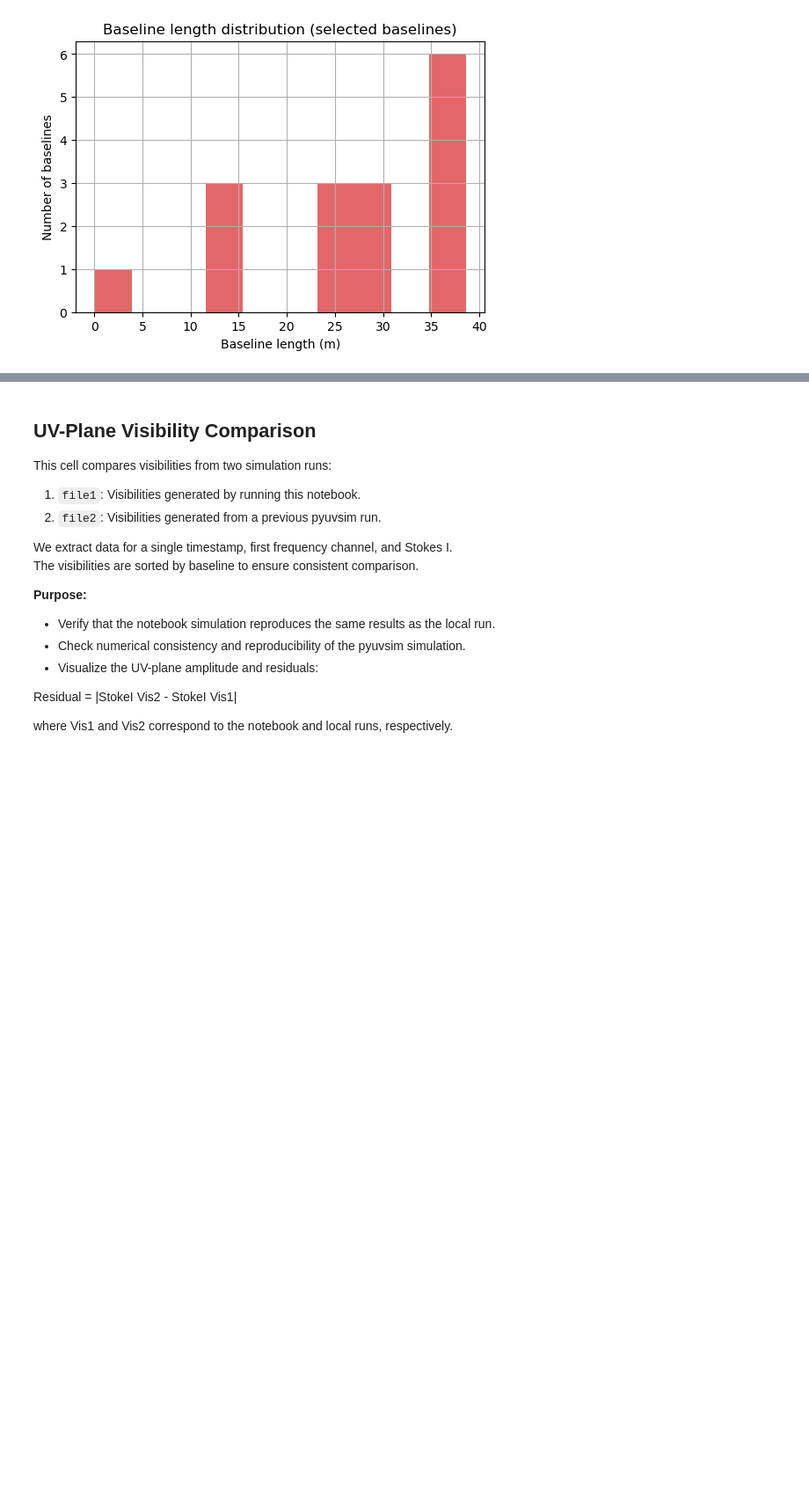
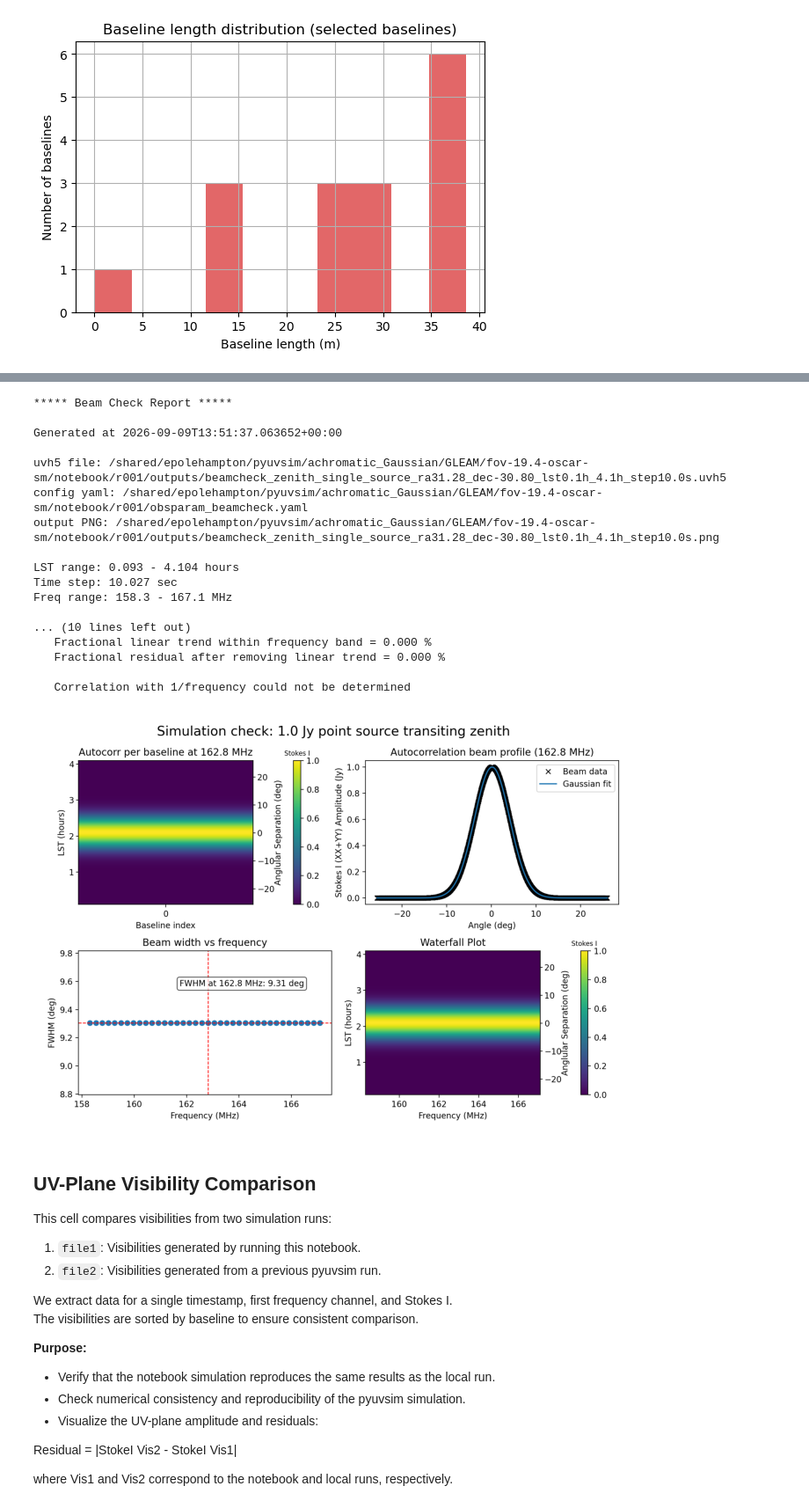
Before and after one commit to uksrc/ValSKA-HERA-beam-FWHM, a Jupyter notebook: notebooks/05_pyuvsim_intro.ipynb, the cells around one changed output, grey strips where cells are left out. Shown at 88% size. Saved outputs shown, nothing was run; the diff lists cells and outputs as text; code cells hidden in the pictures; blank space fills up the shorter version.

```diff
--- a/notebooks/05_pyuvsim_intro.ipynb
+++ b/notebooks/05_pyuvsim_intro.ipynb
@@ -84,7 +86,7 @@ This file contains:
 - Sky model and catalog specifications
 - Beam model parameters
 # %%
-if not os.path.exists(OBSPARAM_YAML):
+if not OBSPARAM_YAML.exists():
     print(f"WARNING: obsparam YAML not found at {OBSPARAM_YAML}.")
 else:
     obsparam = read_yaml(OBSPARAM_YAML)
@@ -480,3 +578,46 @@ python3: can't open file '/Users/edward.polehampton/ValSKA-HERA-beam-FWHM/notebo
+# %%
+# Get beamcheck filenames
+BEAMCHECK_YAML = run_dir / "obsparam_beamcheck.yaml"
+
+if not BEAMCHECK_YAML.exists():
+    print(f"WARNING: beamcheck YAML not found at {BEAMCHECK_YAML}.")
+else:
+    beamcheck_param = read_yaml(BEAMCHECK_YAML)
+
+    filing = beamcheck_param["filing"]
+    stem = filing["outfile_name"]
+    beamcheck_dir = run_dir / filing["outdir"]
+
+    beamcheck_sim = beamcheck_dir / (stem + "." + filing["output_format"])
+    beamcheck_log = beamcheck_dir / (stem + ".log")
+    beamcheck_plot = beamcheck_dir / (stem + ".png")
+
+    print(beamcheck_log.read_text())
+
+    img = mpimg.imread(beamcheck_plot)
+
+    plt.figure(figsize=(10, 6))
+    plt.imshow(img)
+    plt.axis("off")
+# %% [output]
+***** Beam Check Report *****
+
+Generated at 2026-09-09T13:51:37.063652+00:00
+
+uvh5 file: /shared/epolehampton/pyuvsim/achromatic_Gaussian/GLEAM/fov-19.4-oscar-sm/notebook/r001/outputs/beamcheck_zenith_single_source_ra31.28_dec-30.80_lst0.1h_4.1h_step10.0s.uvh5
+config yaml: /shared/epolehampton/pyuvsim/achromatic_Gaussian/GLEAM/fov-19.4-oscar-sm/notebook/r001/obsparam_beamcheck.yaml
+output PNG: /shared/epolehampton/pyuvsim/achromatic_Gaussian/GLEAM/fov-19.4-oscar-sm/notebook/r001/outputs/beamcheck_zenith_single_source_ra31.28_dec-30.80_lst0.1h_4.1h_step10.0s.png
+
+LST range: 0.093 - 4.104 hours
+Time step: 10.027 sec
+Freq range: 158.3 - 167.1 MHz
+
+... (10 lines left out)
+   Fractional linear trend within frequency band = 0.000 %
+   Fractional residual after removing linear trend = 0.000 %
+
+   Correlation with 1/frequency could not be determined
+[figure, added]
 # %% [markdown]
 ## UV-Plane Visibility Comparison
 
```
Also changed, not shown: parts of 17 cells of this notebook, 5 other files.
